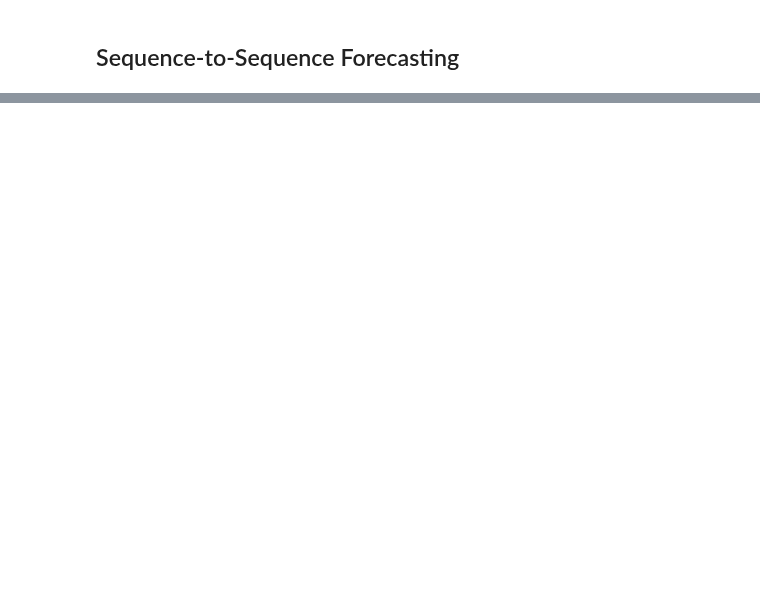
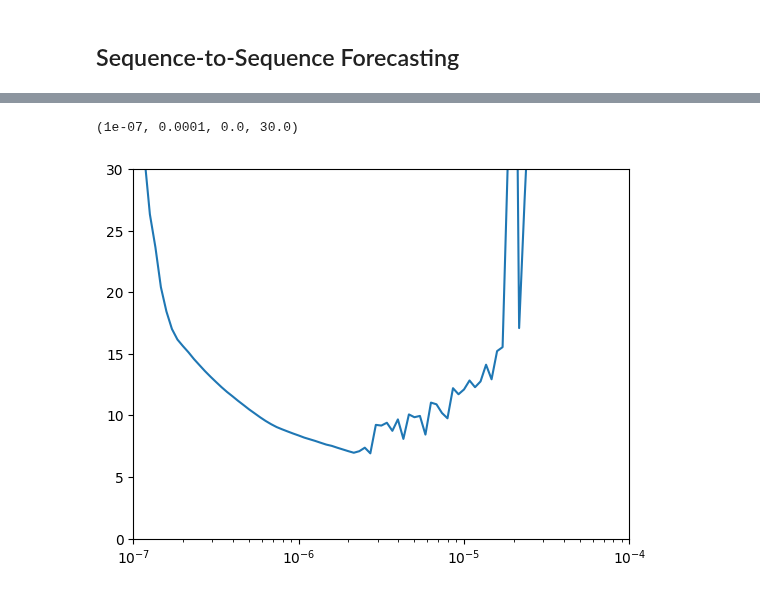
Before and after one commit to jiawenliu/AdaptivityAnalysis, a Jupyter notebook: eval/benchmark/tensorflow/mechanized-model/tensorflow-examples-udacity-l08c06_forecasting_with_rnn.ipynb, the cells around one changed output, grey strips where cells are left out. Drawn from its saved outputs; the diff is of its cells as text; code cells hidden in the pictures; blank space fills up the shorter version.

```diff
--- a/eval/benchmark/tensorflow/mechanized-model/tensorflow-examples-udacity-l08c06_forecasting_with_rnn.ipynb
+++ b/eval/benchmark/tensorflow/mechanized-model/tensorflow-examples-udacity-l08c06_forecasting_with_rnn.ipynb
@@ -244,0 +471,27 @@ rnn_forecast = rnn_forecast[split_time - window_size:-1, -1, 0]
+# %%
+keras.backend.clear_session()
+tf.random.set_seed(42)
+np.random.seed(42)
+
+window_size = 30
+train_set = seq2seq_window_dataset(x_train, window_size,
+                                   batch_size=128)
+
+gaussian_model = MechanizedSequential([
+  keras.layers.SimpleRNN(100, return_sequences=True,
+                         input_shape=[None, 1]),
+  keras.layers.SimpleRNN(100, return_sequences=True),
+  keras.layers.Dense(1),
+  keras.layers.Lambda(lambda x: x * 200)
+])
+gaussian_model.choose_mech(Mechanism.GAUSSIAN)
+gaussian_model.set_gaussian_para(0, 0.05)
+
+lr_schedule = keras.callbacks.LearningRateScheduler(
+    lambda epoch: 1e-7 * 10**(epoch / 30))
+optimizer = keras.optimizers.SGD(lr=1e-7, momentum=0.9)
+gaussian_model.compile(loss=keras.losses.Huber(),
+              optimizer=optimizer,
+              metrics=["mae"])
+
+gaussian_history = gaussian_model.fit(train_set, epochs=100, callbacks=[lr_schedule])
@@ -244,0 +517,6 @@ rnn_forecast = rnn_forecast[split_time - window_size:-1, -1, 0]
+# %%
+plt.semilogx(gaussian_history.history["lr"], gaussian_history.history["loss"])
+plt.axis([1e-7, 1e-4, 0, 30])
+# %% [output]
+(1e-07, 0.0001, 0.0, 30.0)
+[figure, added]
```
Also changed, not shown: parts of 29 cells of this notebook, 3 other files.
